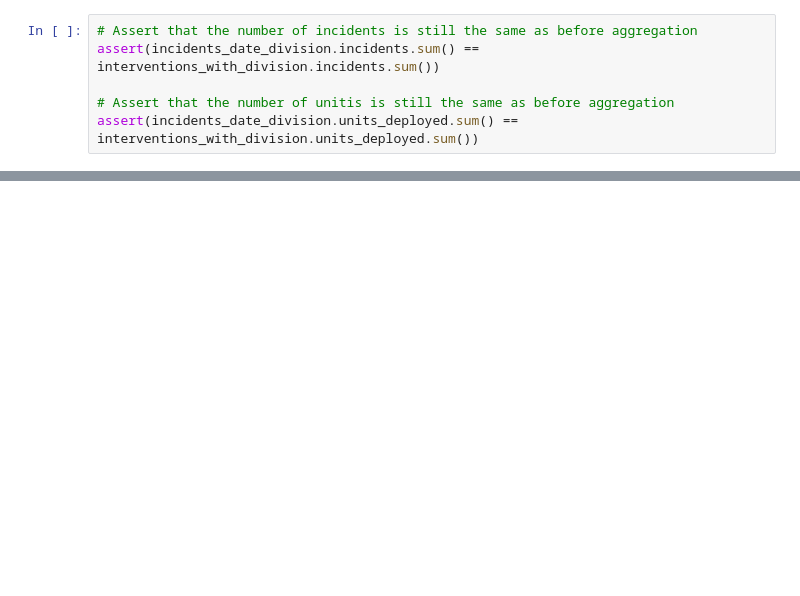
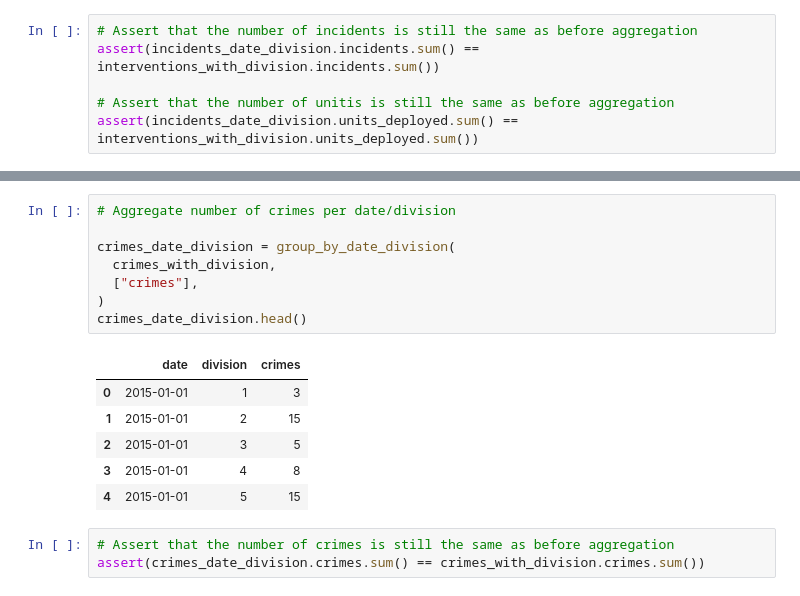
Before and after one commit to naderghanbari/mcgill-capstone, a Jupyter notebook: mcgill_capstone.ipynb, the cells around one changed output, grey strips where cells are left out. Drawn from its saved outputs; the diff is of its cells as text; blank space fills up the shorter version.

```diff
--- a/mcgill_capstone.ipynb
+++ b/mcgill_capstone.ipynb
@@ -315,0 +374,18 @@ assert(incidents_date_division.units_deployed.sum() == interventions_with_divisi
+# %%
+# Aggregate number of crimes per date/division
+
+crimes_date_division = group_by_date_division(
+  crimes_with_division,
+  ["crimes"],
+)
+crimes_date_division.head()
+# %% [output]
+|  | date | division | crimes |
+| 0 | 2015-01-01 | 1 | 3 |
+| 1 | 2015-01-01 | 2 | 15 |
+| 2 | 2015-01-01 | 3 | 5 |
+| 3 | 2015-01-01 | 4 | 8 |
+| 4 | 2015-01-01 | 5 | 15 |
+# %%
+# Assert that the number of crimes is still the same as before aggregation
+assert(crimes_date_division.crimes.sum() == crimes_with_division.crimes.sum())
```
Also changed, not shown: parts of 14 cells of this notebook.
